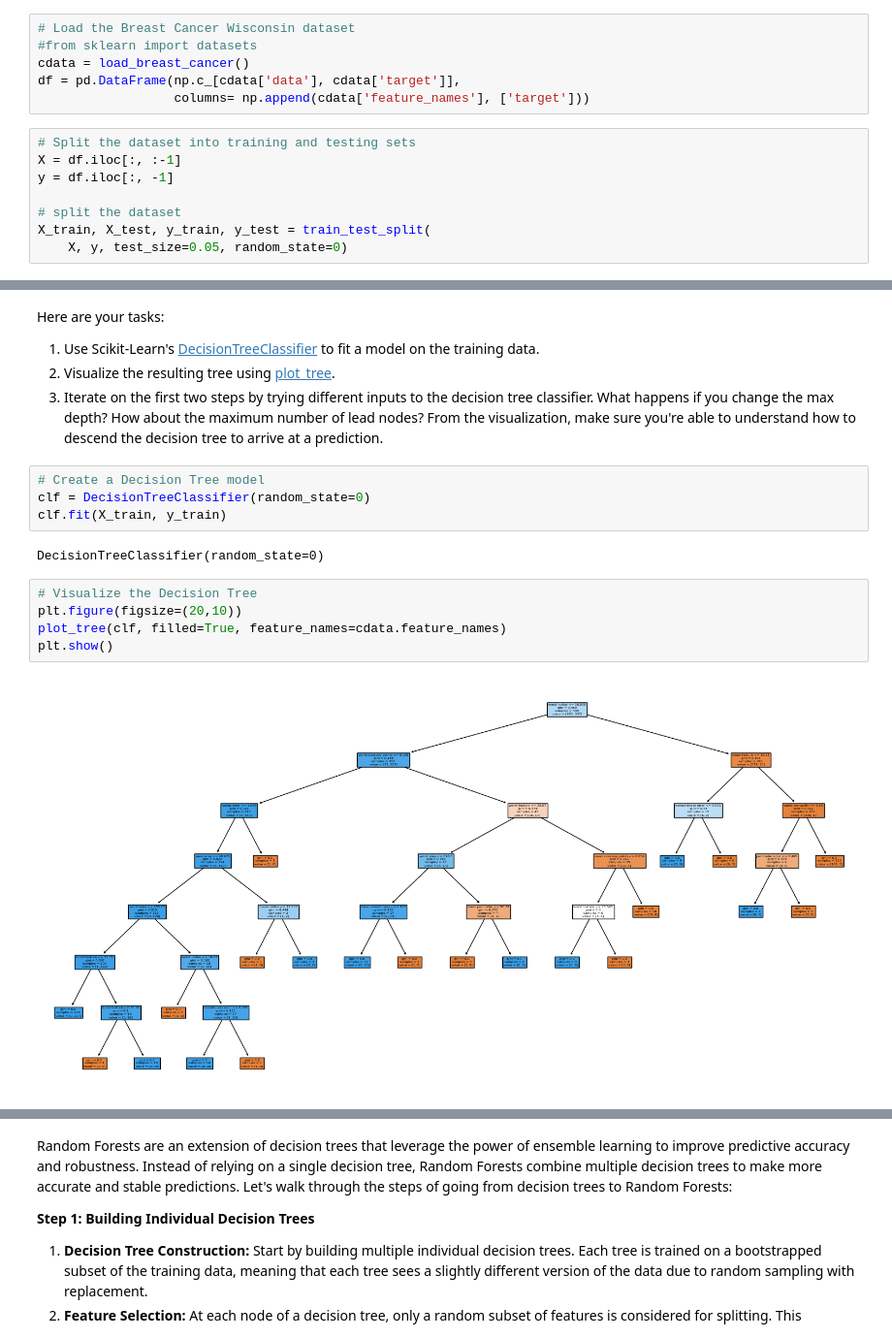
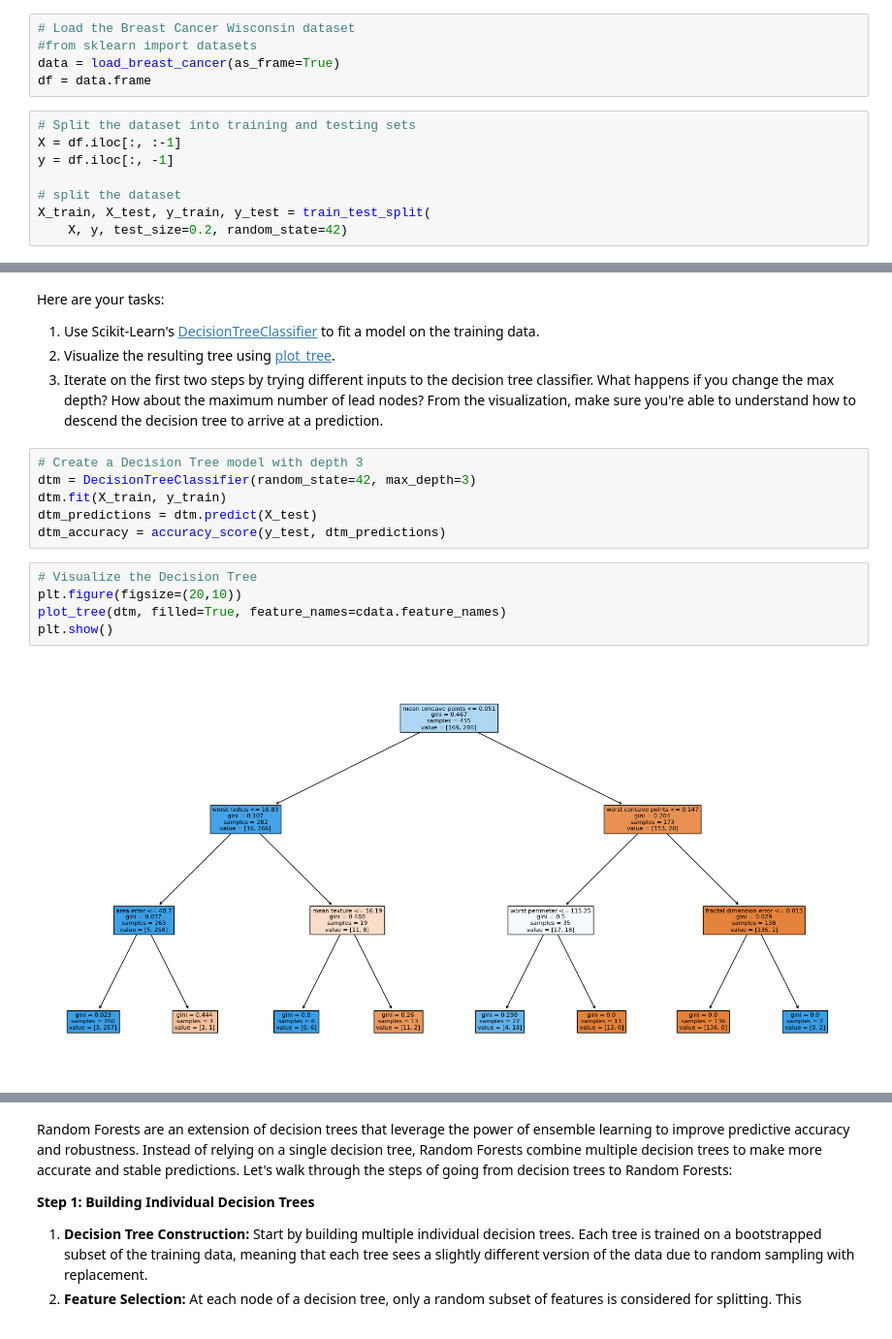
Before and after one commit to fashfaq2000/machine-learning, a Jupyter notebook: Faisal_MLE_MiniProject_Trees_and_Forests_v2.ipynb, the cells around one changed output, grey strips where cells are left out. Shown at 97% size. Cells and saved outputs as stored; diff of their text form.

```diff
--- a/Faisal_MLE_MiniProject_Trees_and_Forests_v2.ipynb
+++ b/Faisal_MLE_MiniProject_Trees_and_Forests_v2.ipynb
@@ -46,9 +46,8 @@ Here are your tasks:
 # %%
 # Load the Breast Cancer Wisconsin dataset
 #from sklearn import datasets
-cdata = load_breast_cancer()
-df = pd.DataFrame(np.c_[cdata['data'], cdata['target']],
-                  columns= np.append(cdata['feature_names'], ['target']))
+data = load_breast_cancer(as_frame=True)
+df = data.frame
 # %%
 # Split the dataset into training and testing sets
 X = df.iloc[:, :-1]
@@ -56,7 +55,7 @@ y = df.iloc[:, -1]
 
 # split the dataset
 X_train, X_test, y_train, y_test = train_test_split(
-    X, y, test_size=0.05, random_state=0)
+    X, y, test_size=0.2, random_state=42)
 # %%
 # Display first 5 rows
 df.head()
@@ -107,15 +106,15 @@ Here are your tasks:
 2. Visualize the resulting tree using [plot_tree](https://scikit-learn.org/stable/modules/generated/sklearn.tree.plot_tree.html).
 3. Iterate on the first two steps by trying different inputs to the decision tree classifier. What happens if you change the max depth? How about the maximum number of lead nodes? From the visualization, make sure you're able to understand how to descend the decision tree to arrive at a prediction.
 # %%
-# Create a Decision Tree model
-clf = DecisionTreeClassifier(random_state=0)
-clf.fit(X_train, y_train)
+# Create a Decision Tree model with depth 3
+dtm = DecisionTreeClassifier(random_state=42, max_depth=3)
+dtm.fit(X_train, y_train)
+dtm_predictions = dtm.predict(X_test)
+dtm_accuracy = accuracy_score(y_test, dtm_predictions)
-# %% [output]
-DecisionTreeClassifier(random_state=0)
 # %%
 # Visualize the Decision Tree
 plt.figure(figsize=(20,10))
-plot_tree(clf, filled=True, feature_names=cdata.feature_names)
+plot_tree(dtm, filled=True, feature_names=cdata.feature_names)
 plt.show()
 # %% [output]
-[figure, old version]
+[figure, new version]
```
Also changed, not shown: parts of 9 cells of this notebook.
